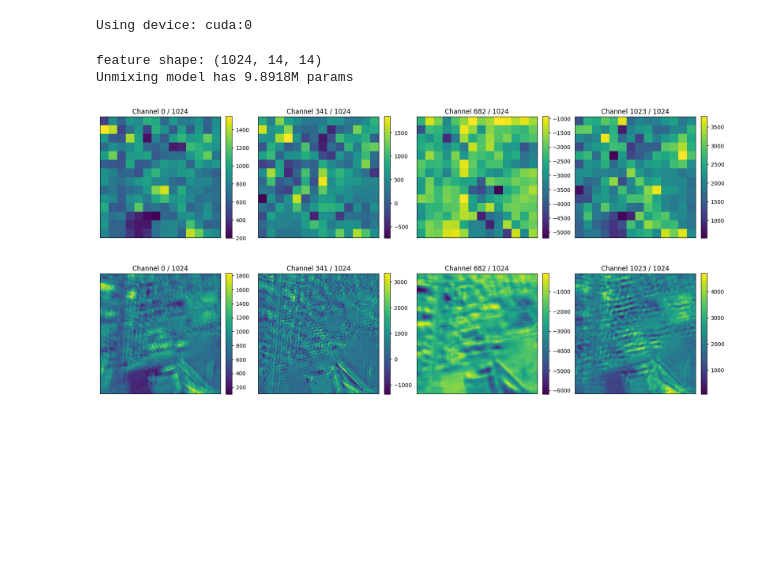
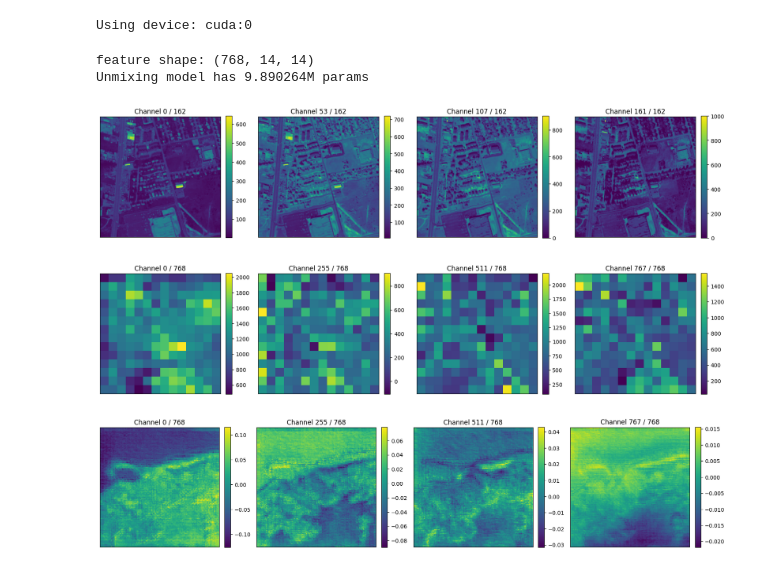
Before and after one commit to edabier/SS-HSU_benchmark, a Jupyter notebook: padding_training_2.ipynb, the cells around one changed output. Cells and saved outputs as stored; diff of their text form; code cells hidden in the pictures; blank space fills up the shorter version.

Commit message:
SpecAware, dofa cluster training, prisma hsi

```diff
--- a/padding_training_2.ipynb
+++ b/padding_training_2.ipynb
@@ -46,48 +46,56 @@ Y_flat = torch.tensor(data["Y"], dtype=torch.float)
 A_flat = torch.tensor(data["A"], dtype=torch.float)
 E_init = torch.tensor(data["E"], dtype=torch.float)
 B, c, N = E_init.shape[0], E_init.shape[1], Y_flat.shape[1]
 
 Y_init = utils.oneD_to_2d(Y_flat)
 A_init = utils.oneD_to_2d(A_flat)
 H = Y_init.shape[-1]
 Y_init = Y_init.unsqueeze(0)
+# Y_init = torch.zeros_like(Y_init)
 A = A_init.unsqueeze(0)
 
 if dataset == "urban4":
     wavelengths_path = f"{global_path}/SS-HSU_benchmark/datasets/urban_wavelength.txt"
 else:
     wavelengths_path = f"{global_path}/SS-HSU_benchmark/datasets/{dataset}_wavelength.txt"
 with open(wavelengths_path, "r") as file:
     lines = file.readlines()
     wavelengths = [float(line.strip()) for line in lines if line.strip()]
 
 fm_name = "DOFA"
-fm, Y_init_fm, new_H = rsfm.create_fm(fm_name, Y_init, n_features=1, size="large", is_v2=False, use_cls=False, extend_cls=False, path=global_path, patch_size=16)
-if fm_name == "DOFA":
-    features = rsfm.get_dofa_features(fm, Y_init_fm, wavelengths)
-elif fm_name == "HyperFree":
-    features = rsfm.get_hyperfree_features(fm, Y_init_fm, wavelengths)
-D = int(features.shape[0]/1)
-alpha = int(features.shape[1]**0.5)
+fm, Y_init_fm, new_H = rsfm.create_fm(fm_name, Y_init, c=c, size="base", version="v1", path=global_path)
+
+if fm_name == "HyperSIGMA":
+    _, features = rsfm.extract_f(fm, Y_init_fm[:,:,:64,:64], new_H, wavelengths)
+else:
+    _, features = rsfm.extract_f(fm, Y_init_fm, new_H, wavelengths)
+    features = utils.oneD_to_2d(features)
+
+# features = features[:, 1:-1, 1:-1]
+D = int(features.shape[0])
+alpha = int(features.shape[1])
 
 print(f"feature shape: {D, alpha, alpha}")
 
 _, A_init_fm = rsfm.reshape_Y(fm_name, Y_init, new_H, A)
 title = f"H = {new_H}, "
 title += r"$\alpha$"
 title += f" = {alpha}"
+plots.plot_hsi(Y_init_fm, 4)
 plots.plot_hsi(features.reshape(D, alpha, alpha), 4)#, title=title)
 
-unmixer = rsfm.Unmixing_from_features(D=D, H=min(new_H, H), alpha=alpha, B=B, c=c, n_features=1, use_cls=False)
+unmixer = rsfm.Unmixing_from_features(D=D, H=min(new_H, H), alpha=alpha, B=B, c=c)
 print(f"Unmixing model has {sum(p.numel() for p in unmixer.parameters() if p.requires_grad)/1e6}M params")
 # %% [output]
-feature shape: (1024, 14, 14)
-Unmixing model has 9.8918M params
+feature shape: (768, 14, 14)
+Unmixing model has 9.890264M params
-[figure, old version]
+[figure, new version]
+[figure, added]
 # %%
-patch = 16
+patch = new_H//alpha
 padding = patch//2
 shift = 1
+
 x_new = torch.linspace(0, new_H - 1, new_H)
 grid_y, grid_x = torch.meshgrid(x_new, x_new, indexing='ij')
 grid = torch.stack((grid_x, grid_y), dim=-1).unsqueeze(0)
@@ -110,9 +118,12 @@ with torch.no_grad():
 
             Y_crop = Y_padded[:, :, i:i+new_H, j:j+new_H]
             Y_crop = Y_crop.to(dev)
-            _, features = rsfm.extract_f(fm, Y_crop, new_H, wavelengths, use_cls=False)
+            _, features = rsfm.extract_f(fm, Y_crop, new_H, wavelengths)
 
-            features = features.reshape(1, D, alpha, alpha)
+            features = utils.oneD_to_2d(features)
+
+            # features = features[:, 1:-1, 1:-1]
+
             feature_map[:,:, i::patch, j::patch] = features
 
             del features, Y_crop
@@ -121,4 +132,4 @@ with torch.no_grad():
             gc.collect()
 plots.plot_hsi(feature_map, 4)
 # %% [output]
-[figure, old version]
+[figure, new version]
```
Also changed, not shown: parts of 3 cells of this notebook, 12 other files.
